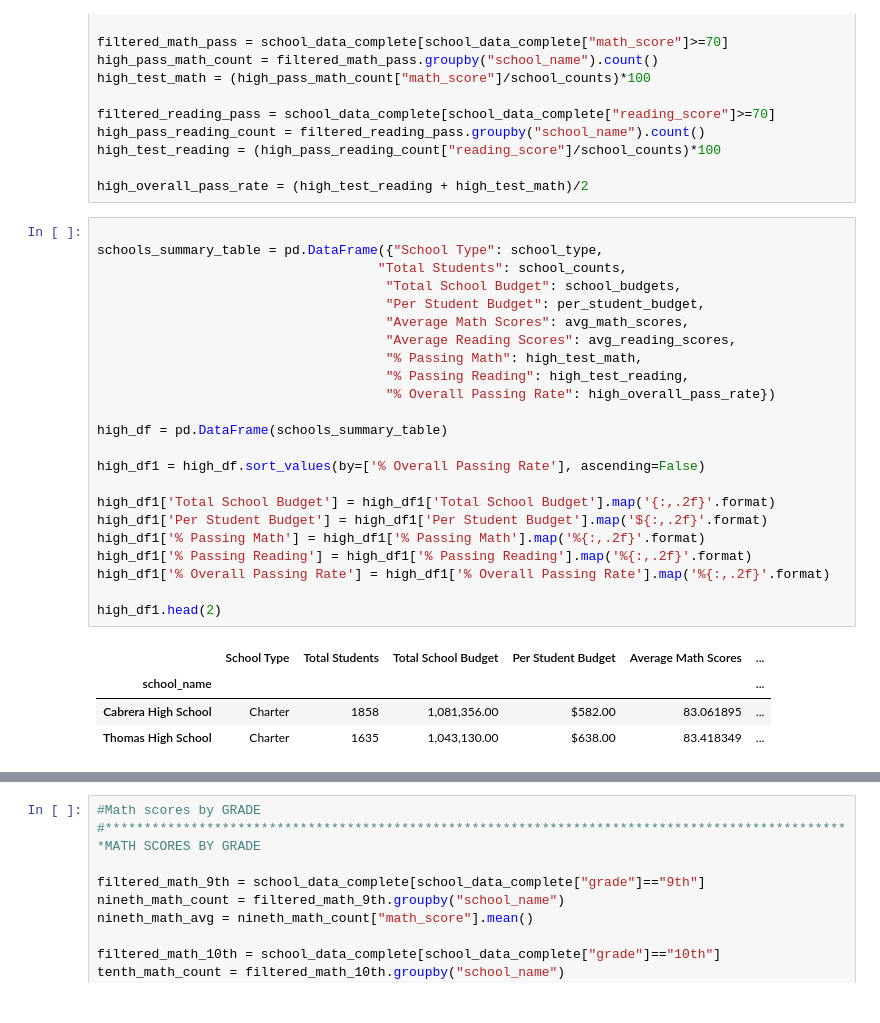
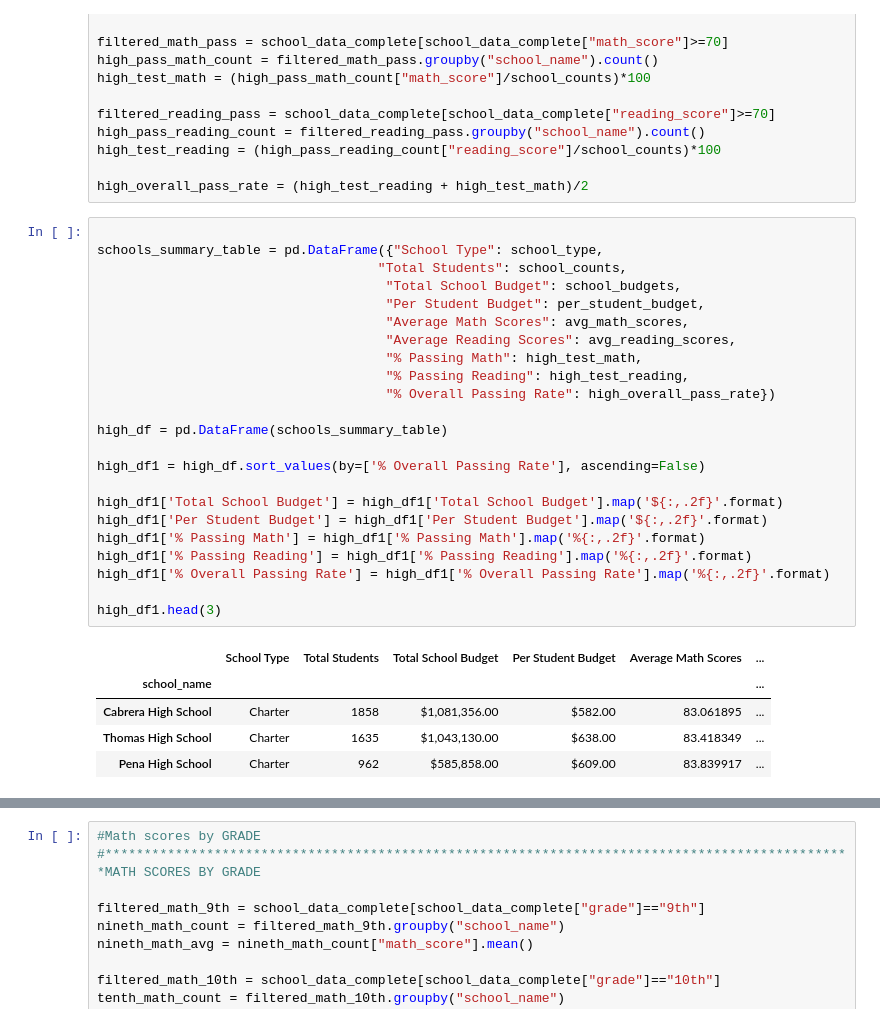
Before and after one commit to ramosconde/05-Matplotlib, a Jupyter notebook: 4-Numpy-Pandas Homework/Numpy_Pandas_Homework.ipynb, the cells around one changed output, grey strips where cells are left out. Drawn from its saved outputs; the diff is of its cells as text.

```diff
--- a/4-Numpy-Pandas Homework/Numpy_Pandas_Homework.ipynb
+++ b/4-Numpy-Pandas Homework/Numpy_Pandas_Homework.ipynb
@@ -103,31 +103,32 @@ high_overall_pass_rate = (high_test_reading + high_test_math)/2
 # %%
 
 schools_summary_table = pd.DataFrame({"School Type": school_type,
                                     "Total Students": school_counts,
                                      "Total School Budget": school_budgets,
                                      "Per Student Budget": per_student_budget,
                                      "Average Math Scores": avg_math_scores,
                                      "Average Reading Scores": avg_reading_scores,
                                      "% Passing Math": high_test_math,
                                      "% Passing Reading": high_test_reading,
                                      "% Overall Passing Rate": high_overall_pass_rate})
 
 high_df = pd.DataFrame(schools_summary_table)
 
 high_df1 = high_df.sort_values(by=['% Overall Passing Rate'], ascending=False)
 
-high_df1['Total School Budget'] = high_df1['Total School Budget'].map('{:,.2f}'.format)
+high_df1['Total School Budget'] = high_df1['Total School Budget'].map('${:,.2f}'.format)
 high_df1['Per Student Budget'] = high_df1['Per Student Budget'].map('${:,.2f}'.format)
 high_df1['% Passing Math'] = high_df1['% Passing Math'].map('%{:,.2f}'.format)
 high_df1['% Passing Reading'] = high_df1['% Passing Reading'].map('%{:,.2f}'.format)
 high_df1['% Overall Passing Rate'] = high_df1['% Overall Passing Rate'].map('%{:,.2f}'.format)
 
-high_df1.head(2)
+high_df1.head(3)
 # %% [output]
 |  | School Type | Total Students | Total School Budget | Per Student Budget | Average Math Scores | ... |
 | school_name |  |  |  |  |  | ... |
-| Cabrera High School | Charter | 1858 | 1,081,356.00 | $582.00 | 83.061895 | ... |
-| Thomas High School | Charter | 1635 | 1,043,130.00 | $638.00 | 83.418349 | ... |
+| Cabrera High School | Charter | 1858 | $1,081,356.00 | $582.00 | 83.061895 | ... |
+| Thomas High School | Charter | 1635 | $1,043,130.00 | $638.00 | 83.418349 | ... |
+| Pena High School | Charter | 962 | $585,858.00 | $609.00 | 83.839917 | ... |
 # %%
 #************************************************************************************************PER SCHOOL FROM LOWEST
 schools_summary_table = pd.DataFrame({"School Type": school_type,
```
Also changed, not shown: parts of 1 cell of this notebook.
